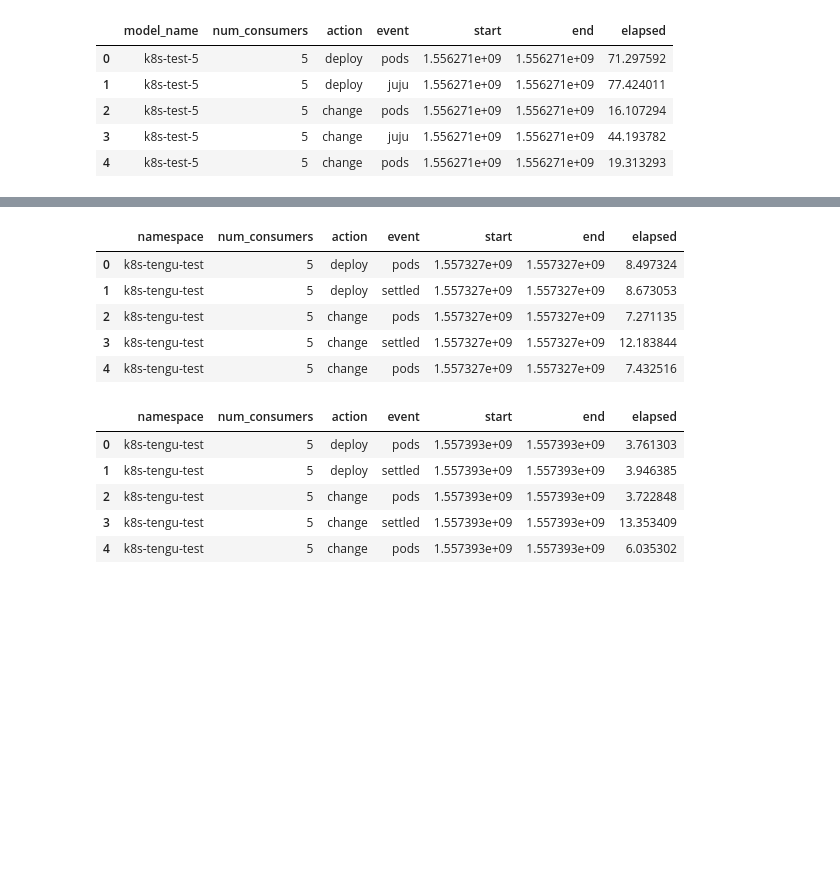
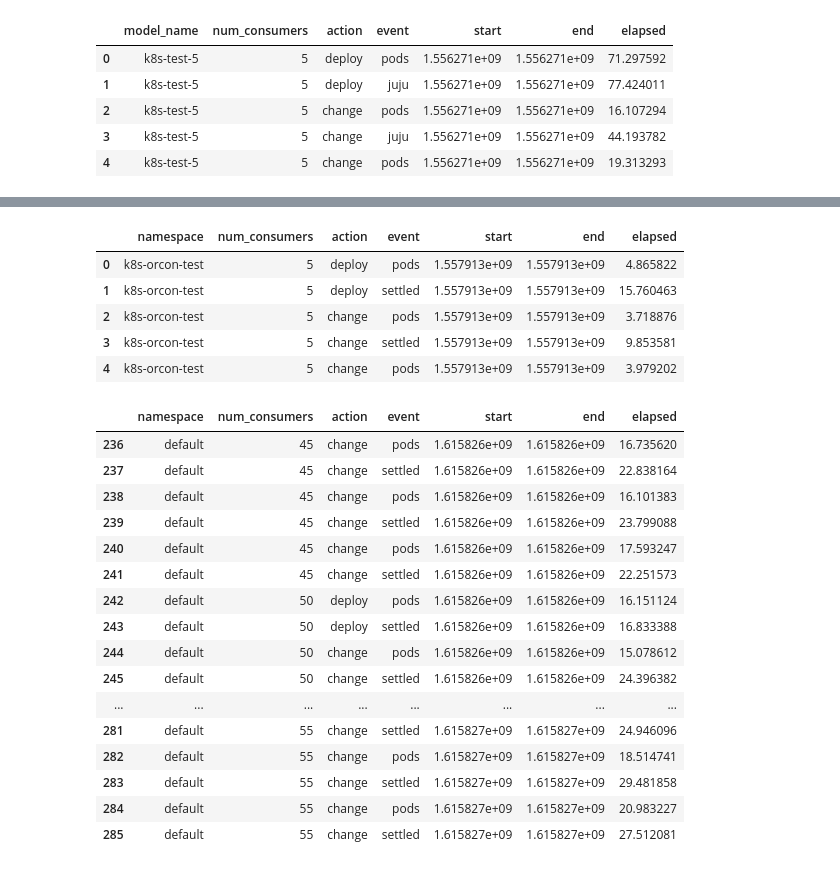
Before and after one commit to IBCNServices/kubernetes-relationships-results, a Jupyter notebook: base-url-change-propagation.ipynb, the cells around one changed output, grey strips where cells are left out. Drawn from its saved outputs; the diff is of its cells as text; code cells hidden in the pictures; blank space fills up the shorter version.

```diff
--- a/base-url-change-propagation.ipynb
+++ b/base-url-change-propagation.ipynb
@@ -37,37 +79,48 @@ k8s_data.head()
 # %%
 import pandas
-tengu_data = pandas.read_csv(
-    BASEDIR + '/tengu/benchmark-with-initc.csv',
+orcon_no_initc_data = pandas.read_csv(
+    BASEDIR + '/orcon/benchmark-deployments-no-initc.csv',
     sep=";",
     comment="#"
 )
 
 
-tengu_data.head()
+orcon_no_initc_data.head()
 # %% [output]
 |  | namespace | num_consumers | action | event | start | end | elapsed |
-| 0 | k8s-tengu-test | 5 | deploy | pods | 1.557327e+09 | 1.557327e+09 | 8.497324 |
-| 1 | k8s-tengu-test | 5 | deploy | settled | 1.557327e+09 | 1.557327e+09 | 8.673053 |
-| 2 | k8s-tengu-test | 5 | change | pods | 1.557327e+09 | 1.557327e+09 | 7.271135 |
-| 3 | k8s-tengu-test | 5 | change | settled | 1.557327e+09 | 1.557327e+09 | 12.183844 |
-| 4 | k8s-tengu-test | 5 | change | pods | 1.557327e+09 | 1.557327e+09 | 7.432516 |
+| 0 | k8s-orcon-test | 5 | deploy | pods | 1.557913e+09 | 1.557913e+09 | 4.865822 |
+| 1 | k8s-orcon-test | 5 | deploy | settled | 1.557913e+09 | 1.557913e+09 | 15.760463 |
+| 2 | k8s-orcon-test | 5 | change | pods | 1.557913e+09 | 1.557913e+09 | 3.718876 |
+| 3 | k8s-orcon-test | 5 | change | settled | 1.557913e+09 | 1.557913e+09 | 9.853581 |
+| 4 | k8s-orcon-test | 5 | change | pods | 1.557913e+09 | 1.557913e+09 | 3.979202 |
 # %%
 import pandas
-tengu_no_initc_data = pandas.read_csv(
-    BASEDIR + '/tengu/benchmark.csv',
+helm_data = pandas.read_csv(
+    BASEDIR + '/helm/benchmark.csv',
     sep=";",
     comment="#"
 )
 
 
-tengu_no_initc_data.head()
+helm_data.tail(50)
 # %% [output]
 |  | namespace | num_consumers | action | event | start | end | elapsed |
-| 0 | k8s-tengu-test | 5 | deploy | pods | 1.557393e+09 | 1.557393e+09 | 3.761303 |
-| 1 | k8s-tengu-test | 5 | deploy | settled | 1.557393e+09 | 1.557393e+09 | 3.946385 |
-| 2 | k8s-tengu-test | 5 | change | pods | 1.557393e+09 | 1.557393e+09 | 3.722848 |
-| 3 | k8s-tengu-test | 5 | change | settled | 1.557393e+09 | 1.557393e+09 | 13.353409 |
-| 4 | k8s-tengu-test | 5 | change | pods | 1.557393e+09 | 1.557393e+09 | 6.035302 |
+| 236 | default | 45 | change | pods | 1.615826e+09 | 1.615826e+09 | 16.735620 |
+| 237 | default | 45 | change | settled | 1.615826e+09 | 1.615826e+09 | 22.838164 |
+| 238 | default | 45 | change | pods | 1.615826e+09 | 1.615826e+09 | 16.101383 |
+| 239 | default | 45 | change | settled | 1.615826e+09 | 1.615826e+09 | 23.799088 |
+| 240 | default | 45 | change | pods | 1.615826e+09 | 1.615826e+09 | 17.593247 |
+| 241 | default | 45 | change | settled | 1.615826e+09 | 1.615826e+09 | 22.251573 |
+| 242 | default | 50 | deploy | pods | 1.615826e+09 | 1.615826e+09 | 16.151124 |
+| 243 | default | 50 | deploy | settled | 1.615826e+09 | 1.615826e+09 | 16.833388 |
+| 244 | default | 50 | change | pods | 1.615826e+09 | 1.615826e+09 | 15.078612 |
+| 245 | default | 50 | change | settled | 1.615826e+09 | 1.615826e+09 | 24.396382 |
+| ... | ... | ... | ... | ... | ... | ... | ... |
+| 281 | default | 55 | change | settled | 1.615827e+09 | 1.615827e+09 | 24.946096 |
+| 282 | default | 55 | change | pods | 1.615827e+09 | 1.615827e+09 | 18.514741 |
+| 283 | default | 55 | change | settled | 1.615827e+09 | 1.615827e+09 | 29.481858 |
+| 284 | default | 55 | change | pods | 1.615827e+09 | 1.615827e+09 | 20.983227 |
+| 285 | default | 55 | change | settled | 1.615827e+09 | 1.615827e+09 | 27.512081 |
 # %%
 import numpy as np
 from datetime import timedelta
```
Also changed, not shown: parts of 6 cells of this notebook, 34 other files.
